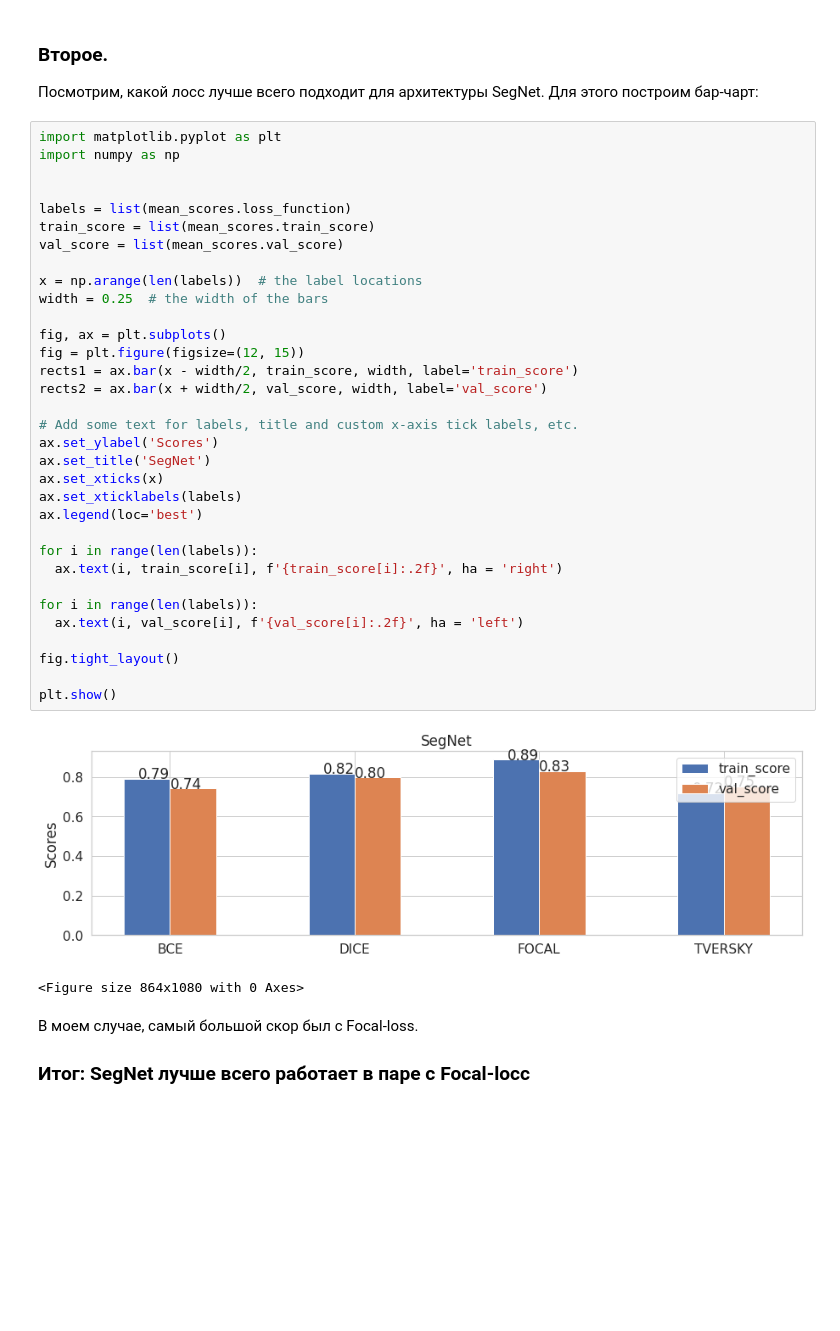
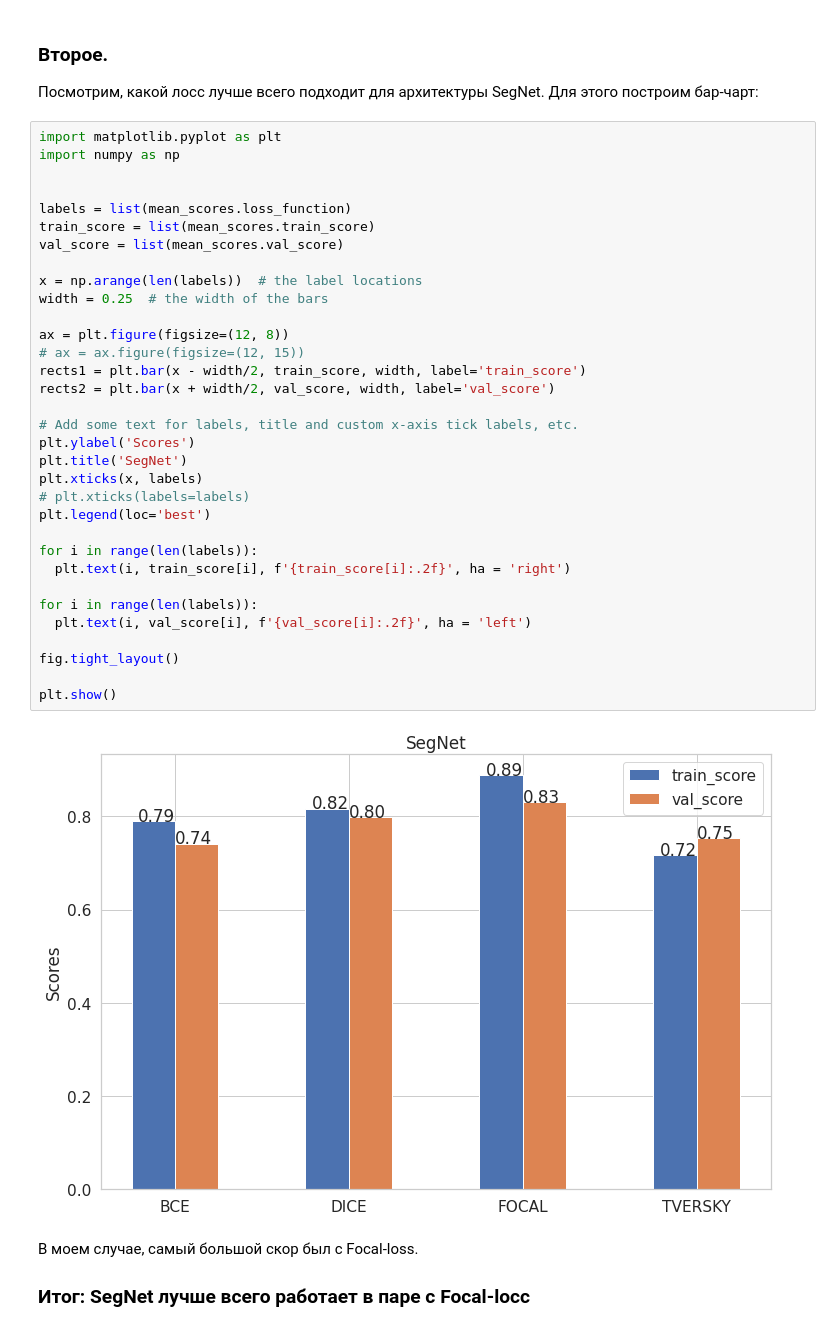
Before and after one commit to prosvirinKir/Deep-Learning-Sckool-term1, a Jupyter notebook: HW_6_semantic_segmentation.ipynb, the cells around one changed output. Cells and saved outputs as stored; diff of their text form; blank space fills up the shorter version.

```diff
--- a/HW_6_semantic_segmentation.ipynb
+++ b/HW_6_semantic_segmentation.ipynb
@@ -1222,39 +1235,38 @@ mean_scores = res.groupby(["loss_function"], as_index=False) \
 # %%
 import matplotlib.pyplot as plt
 import numpy as np
 
 
 labels = list(mean_scores.loss_function)
 train_score = list(mean_scores.train_score)
 val_score = list(mean_scores.val_score)
 
 x = np.arange(len(labels))  # the label locations
 width = 0.25  # the width of the bars
 
-fig, ax = plt.subplots()
-fig = plt.figure(figsize=(12, 15))
-rects1 = ax.bar(x - width/2, train_score, width, label='train_score')
-rects2 = ax.bar(x + width/2, val_score, width, label='val_score')
+ax = plt.figure(figsize=(12, 8))
+# ax = ax.figure(figsize=(12, 15))
+rects1 = plt.bar(x - width/2, train_score, width, label='train_score')
+rects2 = plt.bar(x + width/2, val_score, width, label='val_score')
 
 # Add some text for labels, title and custom x-axis tick labels, etc.
-ax.set_ylabel('Scores')
-ax.set_title('SegNet')
-ax.set_xticks(x)
-ax.set_xticklabels(labels)
-ax.legend(loc='best')
+plt.ylabel('Scores')
+plt.title('SegNet')
+plt.xticks(x, labels)
+# plt.xticks(labels=labels)
+plt.legend(loc='best')
 
 for i in range(len(labels)):
-  ax.text(i, train_score[i], f'{train_score[i]:.2f}', ha = 'right')
+  plt.text(i, train_score[i], f'{train_score[i]:.2f}', ha = 'right')
 
 for i in range(len(labels)):
-  ax.text(i, val_score[i], f'{val_score[i]:.2f}', ha = 'left')
+  plt.text(i, val_score[i], f'{val_score[i]:.2f}', ha = 'left')
 
 fig.tight_layout()
 
 plt.show()
 # %% [output]
-[figure, old version]
+[figure, new version]
-<Figure size 864x1080 with 0 Axes>
 # %% [markdown]
 В моем случае, самый большой скор был с Focal-loss.
 ### Итог: SegNet лучше всего работает в паре с Focal-locc
```
Also changed, not shown: parts of 10 cells of this notebook.
